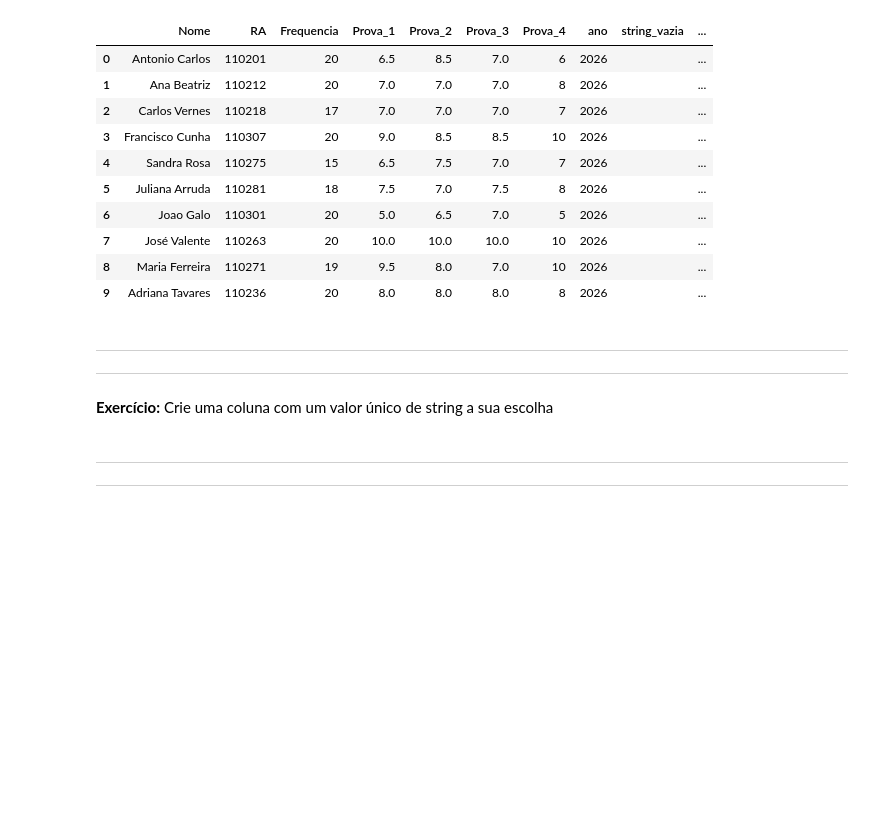
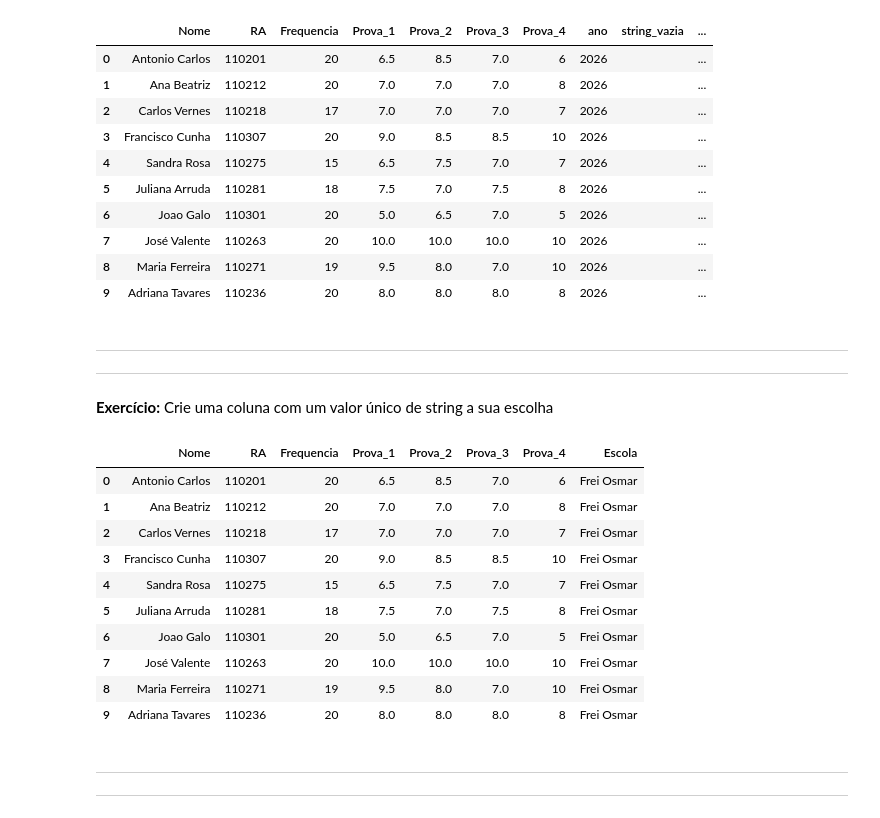
Before and after one commit to matheus-sou/Analise_exploratoria_dados, a Jupyter notebook: Aula 2, 3, 4, 5, 6/Aula 2 - Criação df, loc, iloc. e métodos matemáticos - .ipynb, the cells around one changed output. Cells and saved outputs as stored; diff of their text form; code cells hidden in the pictures; blank space fills up the shorter version.

```diff
--- a/Aula 2, 3, 4 - Pandas/Aula 2 - Criação df, loc, iloc. e métodos matemáticos - .ipynb
+++ b/Aula 2, 3, 4, 5, 6/Aula 2 - Criação df, loc, iloc. e métodos matemáticos - .ipynb
@@ -784,3 +800,19 @@ _________________
+# %%
+# Resposta:
+tabela['Escola'] = 'Frei Osmar'
+tabela
+# %% [output]
+|  | Nome | RA | Frequencia | Prova_1 | Prova_2 | Prova_3 | Prova_4 | Escola |
+| 0 | Antonio Carlos | 110201 | 20 | 6.5 | 8.5 | 7.0 | 6 | Frei Osmar |
+| 1 | Ana Beatriz | 110212 | 20 | 7.0 | 7.0 | 7.0 | 8 | Frei Osmar |
+| 2 | Carlos Vernes | 110218 | 17 | 7.0 | 7.0 | 7.0 | 7 | Frei Osmar |
+| 3 | Francisco Cunha | 110307 | 20 | 9.0 | 8.5 | 8.5 | 10 | Frei Osmar |
+| 4 | Sandra Rosa | 110275 | 15 | 6.5 | 7.5 | 7.0 | 7 | Frei Osmar |
+| 5 | Juliana Arruda | 110281 | 18 | 7.5 | 7.0 | 7.5 | 8 | Frei Osmar |
+| 6 | Joao Galo | 110301 | 20 | 5.0 | 6.5 | 7.0 | 5 | Frei Osmar |
+| 7 | José Valente | 110263 | 20 | 10.0 | 10.0 | 10.0 | 10 | Frei Osmar |
+| 8 | Maria Ferreira | 110271 | 19 | 9.5 | 8.0 | 7.0 | 10 | Frei Osmar |
+| 9 | Adriana Tavares | 110236 | 20 | 8.0 | 8.0 | 8.0 | 8 | Frei Osmar |
 # %% [markdown]
 _________________
 _________________
```
Also changed, not shown: parts of 4 cells of this notebook, 59 other files.
